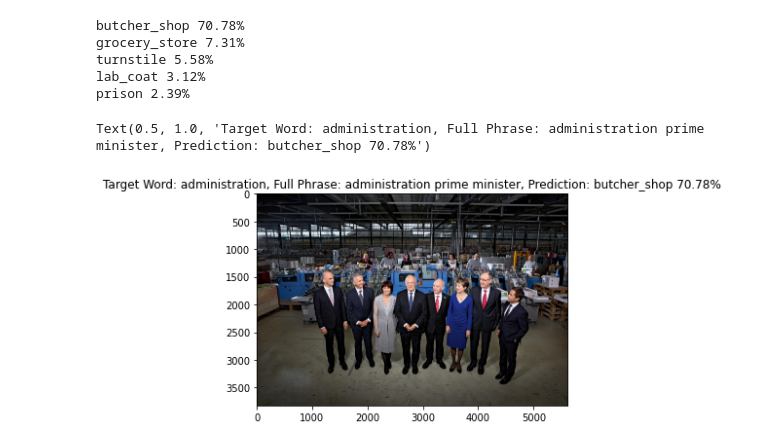
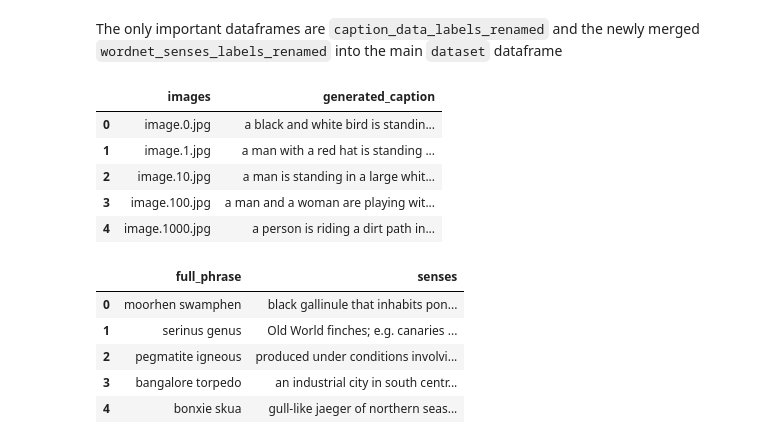
Before and after one commit to Srking501/semeval-2023-task1, a Jupyter notebook: task1_semeval2023.ipynb, the cells around one changed output. Drawn from its saved outputs; the diff is of its cells as text; code cells hidden in the pictures.

```diff
--- a/task1_semeval2023.ipynb
+++ b/task1_semeval2023.ipynb
@@ -36,0 +94,3 @@ dataset = pd.read_csv(path + "trial_v1/trial.data.v1.txt",
+# %%
+caption_data_labels = pd.read_csv(path + "captions_train_clean_complete.csv")
+wordnet_senses_labels = pd.read_csv(path + "wordnet(individual tokens).csv")
@@ -274,15 +128,33 @@ top5 = [prediction[1] + " " + str(round(prediction[2] * 100, 2)) + "%" for predi
-# %%
-for result in top5:
-  print(result)
-# %% [output]
-butcher_shop 70.78%
-grocery_store 7.31%
-turnstile 5.58%
-lab_coat 3.12%
-prison 2.39%
-# %%
-plt.imshow(glnp[choice])
-plt.title(f"Target Word: {tw_labels[choice]}, Full Phrase: {fp_labels[choice]}, Prediction: {decoded_pred[0][0][1]} {round(decoded_pred[0][0][2] * 100, 2)}%")
-# %% [output]
-Text(0.5, 1.0, 'Target Word: administration, Full Phrase: administration prime minister, Prediction: butcher_shop 70.78%')
-[figure, removed]
+# %% [markdown]
+The only important dataframes are `caption_data_labels_renamed` and the newly merged `wordnet_senses_labels_renamed` into the main `dataset` dataframe
+# %%
+# renaming columns to match the `data_labels` dataframe and
+# to fit one standard format
+# (following the python naming convention -
+# https://peps.python.org/pep-0008/#naming-conventions)
+#
+caption_data_labels_renamed = caption_data_labels.rename(columns={
+    "File Name": "images",
+    "Generated Caption": "generated_caption"
+    })
+wordnet_senses_labels_renamed = wordnet_senses_labels.rename(columns={
+    "Complex_word": "full_phrase"
+})
+# %%
+caption_data_labels_renamed.head()
+# %% [output]
+|  | images | generated_caption |
+| 0 | image.0.jpg | a black and white bird is standin... |
+| 1 | image.1.jpg | a man with a red hat is standing ... |
+| 2 | image.10.jpg | a man is standing in a large whit... |
+| 3 | image.100.jpg | a man and a woman are playing wit... |
+| 4 | image.1000.jpg | a person is riding a dirt path in... |
+# %%
+wordnet_senses_labels_renamed.head()
+# %% [output]
+|  | full_phrase | senses |
+| 0 | moorhen swamphen | black gallinule that inhabits pon... |
+| 1 | serinus genus | Old World finches; e.g. canaries ... |
+| 2 | pegmatite igneous | produced under conditions involvi... |
+| 3 | bangalore torpedo | an industrial city in south centr... |
+| 4 | bonxie skua | gull-like jaeger of northern seas... |
```
Also changed, not shown: parts of 57 cells of this notebook.
